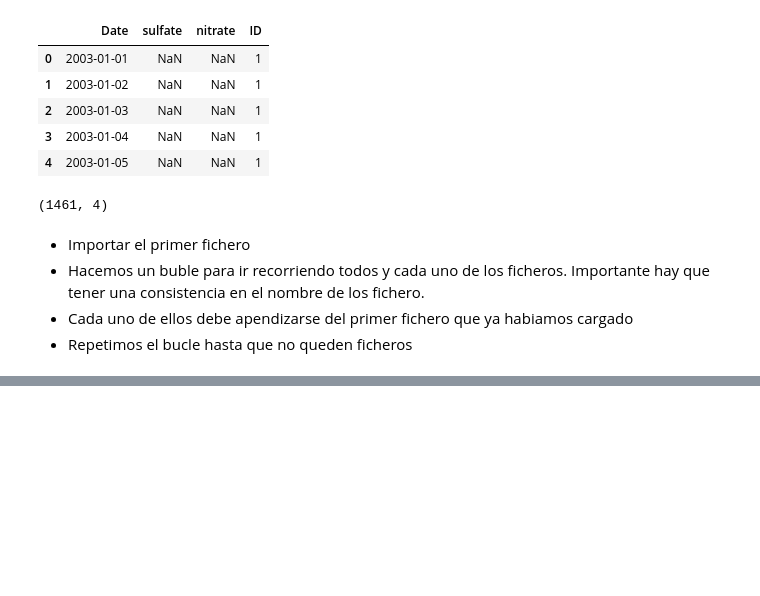
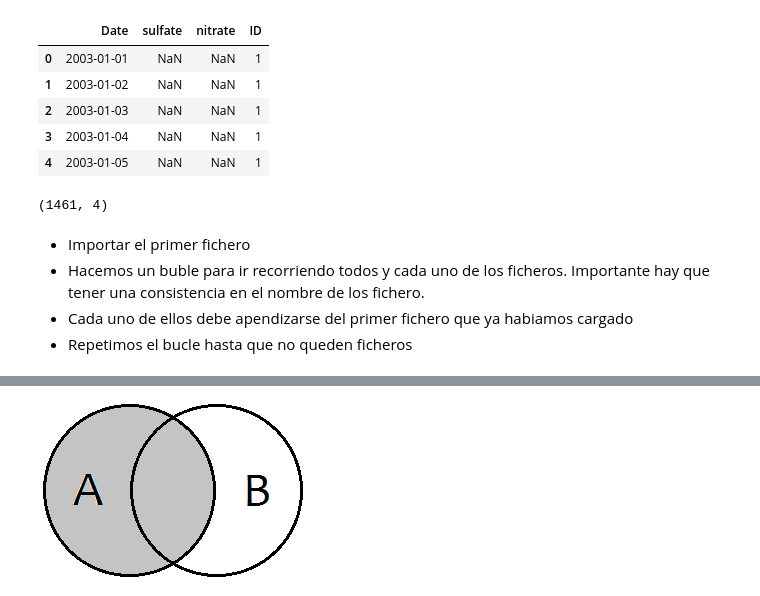
Before and after one commit to Manuelmontas02/python-ml-course, a Jupyter notebook: notebooks_propios/T2-3-Data Cleaning - Concatenacion de datos.ipynb, the cells around one changed output, grey strips where cells are left out. Drawn from its saved outputs; the diff is of its cells as text; code cells hidden in the pictures; blank space fills up the shorter version.

```diff
--- a/notebooks_propios/T2-3-Data Cleaning - Concatenacion de datos.ipynb
+++ b/notebooks_propios/T2-3-Data Cleaning - Concatenacion de datos.ipynb
@@ -122,0 +378,4 @@ OSError: [Errno 22] Invalid argument: '..\\datasets\\distributed-data\x01.csv'
+# %%
+Image(filename = r"../notebooks/resources/left-join.png")
+# %% [output]
+[figure, added]
```
Also changed, not shown: parts of 61 cells of this notebook, 9 other files.
